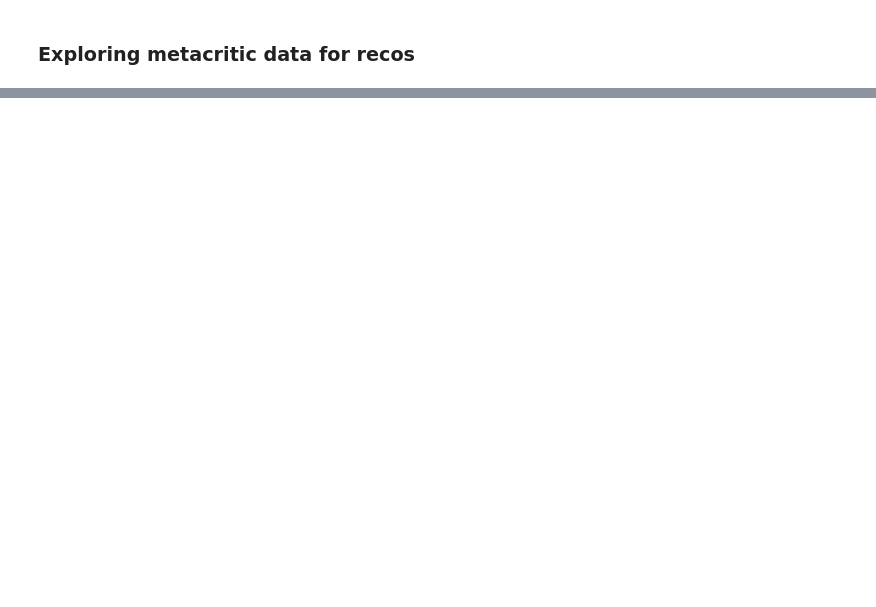
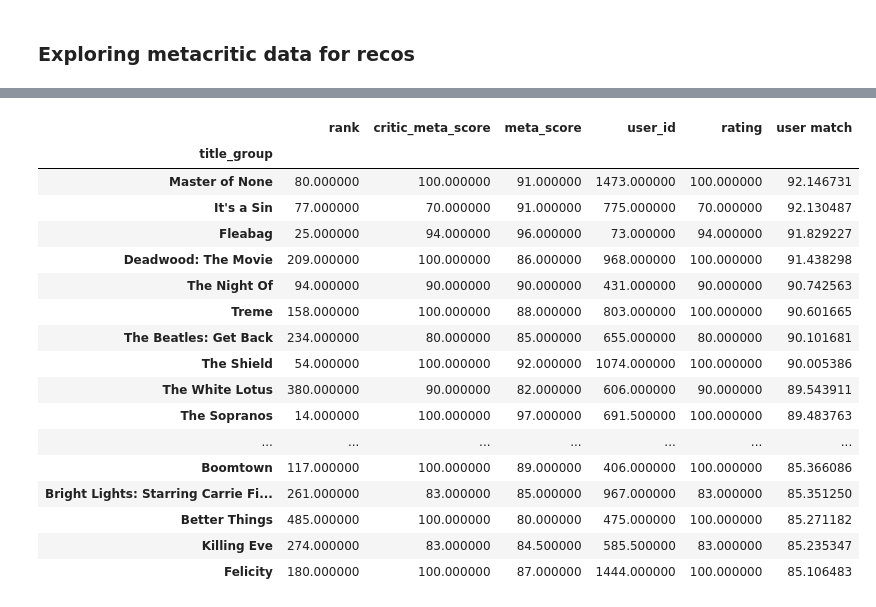
Before and after one commit to emileDesmaili/reco_system, a Jupyter notebook: metacritic EDA.ipynb, the cells around one changed output, grey strips where cells are left out. Drawn from its saved outputs; the diff is of its cells as text; code cells hidden in the pictures; blank space fills up the shorter version.

```diff
--- a/metacritic EDA.ipynb
+++ b/metacritic EDA.ipynb
@@ -56,0 +99,25 @@ df_merged[['title','summary','user match','meta_score']].head(20)
+# %%
+df_merged['title_group'] = df_merged['title'].str.split(': Season').str[0]
+# %%
+df_grouped = df_merged.groupby('title_group').mean().sort_values(by='user match', ascending = False)
+# %%
+df_grouped.head(50)
+# %% [output]
+|  | rank | critic_meta_score | meta_score | user_id | rating | user match |
+| title_group |  |  |  |  |  |  |
+| Master of None | 80.000000 | 100.000000 | 91.000000 | 1473.000000 | 100.000000 | 92.146731 |
+| It's a Sin | 77.000000 | 70.000000 | 91.000000 | 775.000000 | 70.000000 | 92.130487 |
+| Fleabag | 25.000000 | 94.000000 | 96.000000 | 73.000000 | 94.000000 | 91.829227 |
+| Deadwood: The Movie | 209.000000 | 100.000000 | 86.000000 | 968.000000 | 100.000000 | 91.438298 |
+| The Night Of | 94.000000 | 90.000000 | 90.000000 | 431.000000 | 90.000000 | 90.742563 |
+| Treme | 158.000000 | 100.000000 | 88.000000 | 803.000000 | 100.000000 | 90.601665 |
+| The Beatles: Get Back | 234.000000 | 80.000000 | 85.000000 | 655.000000 | 80.000000 | 90.101681 |
+| The Shield | 54.000000 | 100.000000 | 92.000000 | 1074.000000 | 100.000000 | 90.005386 |
+| The White Lotus | 380.000000 | 90.000000 | 82.000000 | 606.000000 | 90.000000 | 89.543911 |
+| The Sopranos | 14.000000 | 100.000000 | 97.000000 | 691.500000 | 100.000000 | 89.483763 |
+| ... | ... | ... | ... | ... | ... | ... |
+| Boomtown | 117.000000 | 100.000000 | 89.000000 | 406.000000 | 100.000000 | 85.366086 |
+| Bright Lights: Starring Carrie Fi... | 261.000000 | 83.000000 | 85.000000 | 967.000000 | 83.000000 | 85.351250 |
+| Better Things | 485.000000 | 100.000000 | 80.000000 | 475.000000 | 100.000000 | 85.271182 |
+| Killing Eve | 274.000000 | 83.000000 | 84.500000 | 585.500000 | 83.000000 | 85.235347 |
+| Felicity | 180.000000 | 100.000000 | 87.000000 | 1444.000000 | 100.000000 | 85.106483 |
```
Also changed, not shown: parts of 4 cells of this notebook.
